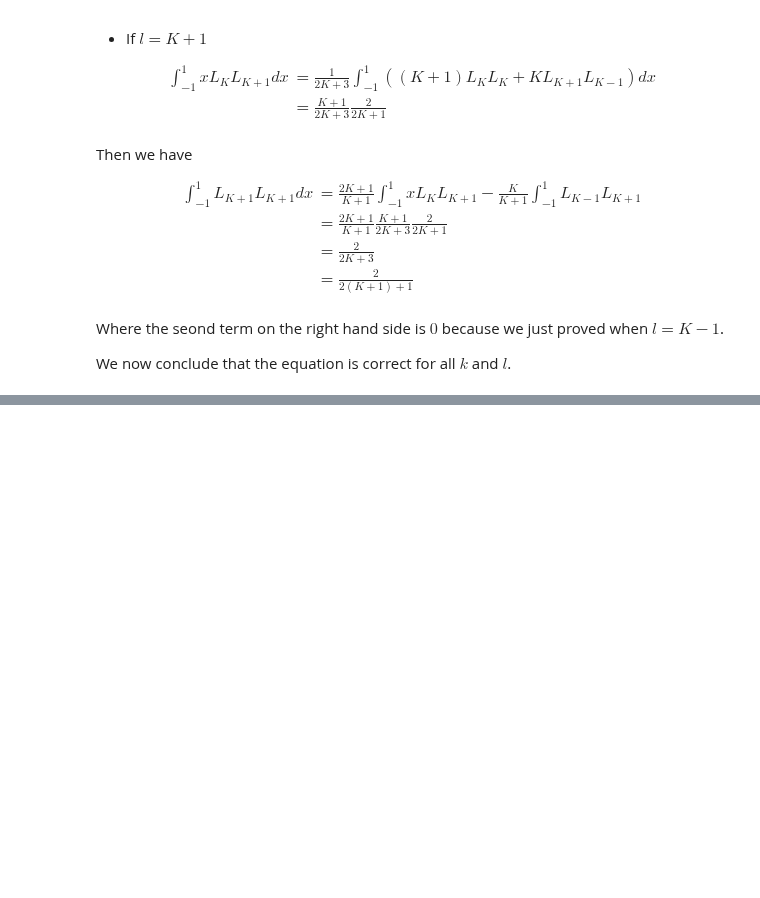
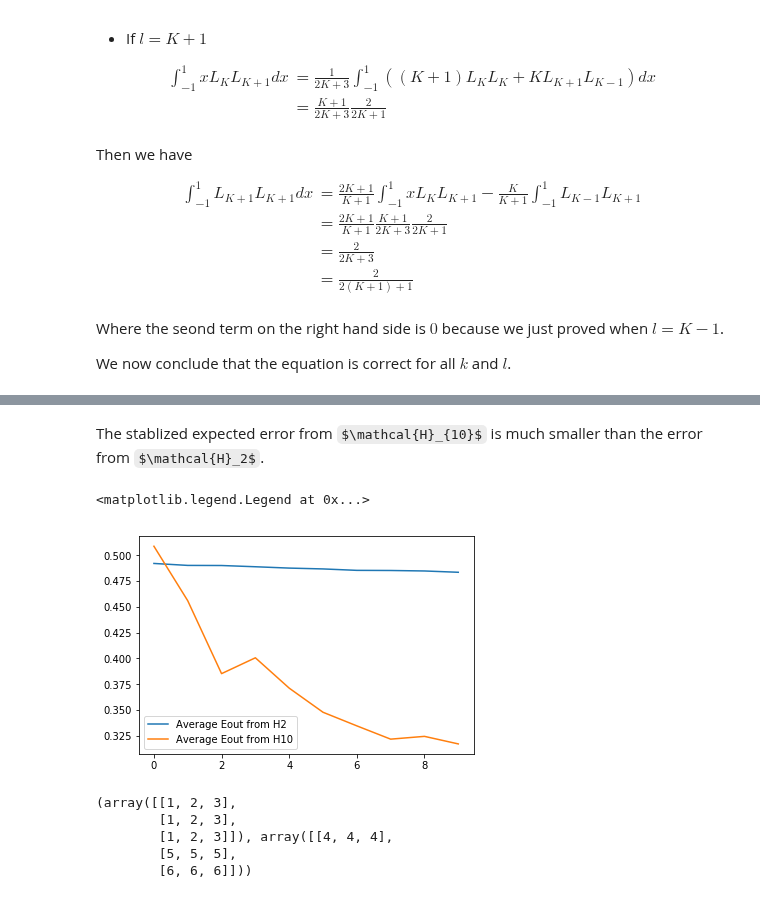
Before and after one commit to niuers/Learning-From-Data-A-Short-Course, a Jupyter notebook: Solutions to Chapter 4 Exercises and Problems.ipynb, the cells around one changed output, grey strips where cells are left out. Saved outputs shown, nothing was run; the diff lists cells and outputs as text; code cells hidden in the pictures; some formulas as TeX source; blank space fills up the shorter version.

```diff
--- a/Solutions to Chapter 4 Exercises and Problems.ipynb
+++ b/Solutions to Chapter 4 Exercises and Problems.ipynb
@@ -548,0 +632,20 @@ array([[ 1. ],
+# %% [markdown]
+The stablized expected error from $\mathcal{H}_{10}$ is much smaller than the error from $\mathcal{H}_2$.
+# %%
+plt.plot(np.arange(10), avg_Eout2s[-10:], label='Average Eout from H2')
+plt.plot(np.arange(10), avg_Eout10s[-10:], label = 'Average Eout from H10')
+plt.legend()
+# %% [output]
+<matplotlib.legend.Legend at 0x...>
+[figure, added]
+# %%
+a = np.array([1,2,3])
+b = np.array([4,5,6])
+X, Y = np.meshgrid(a, b)
+X, Y
+# %% [output]
+(array([[1, 2, 3],
+        [1, 2, 3],
+        [1, 2, 3]]), array([[4, 4, 4],
+        [5, 5, 5],
+        [6, 6, 6]]))
```
Also changed, not shown: parts of 11 cells of this notebook, 1 other file.
